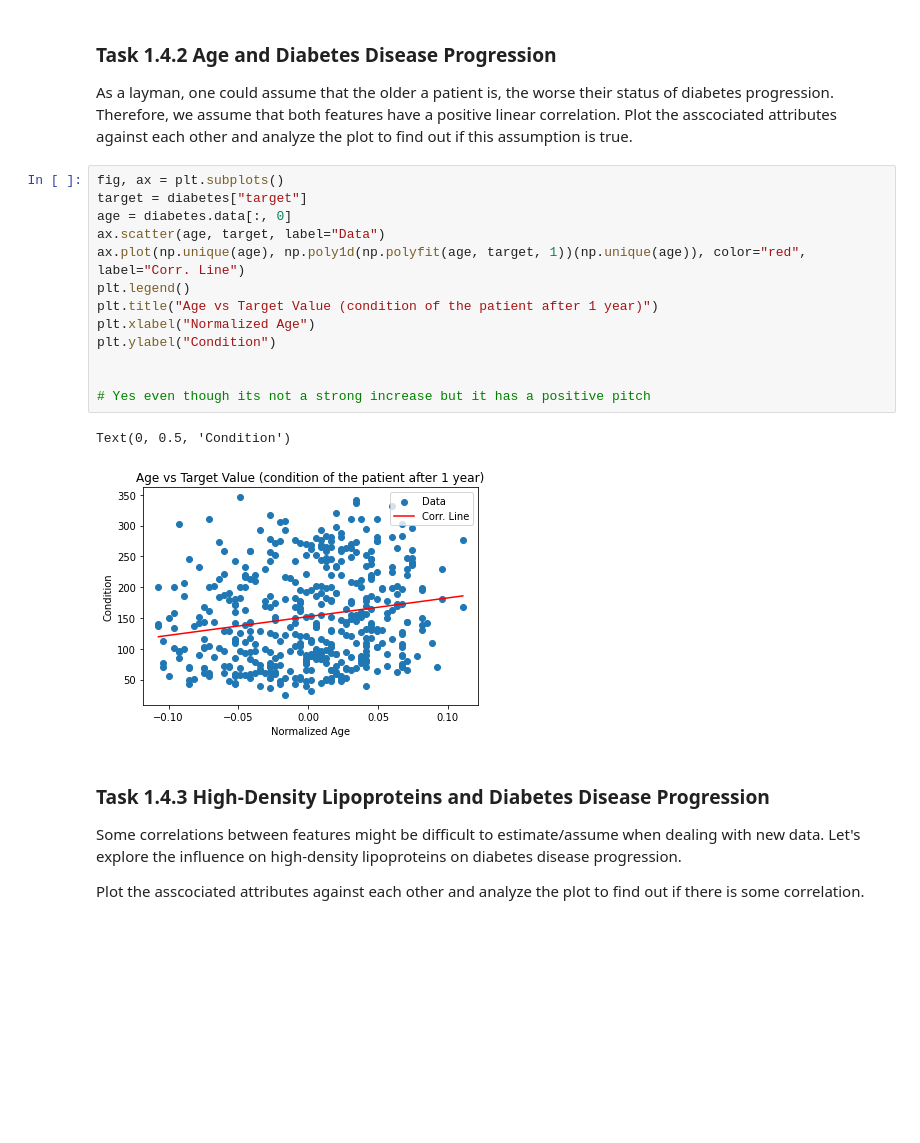
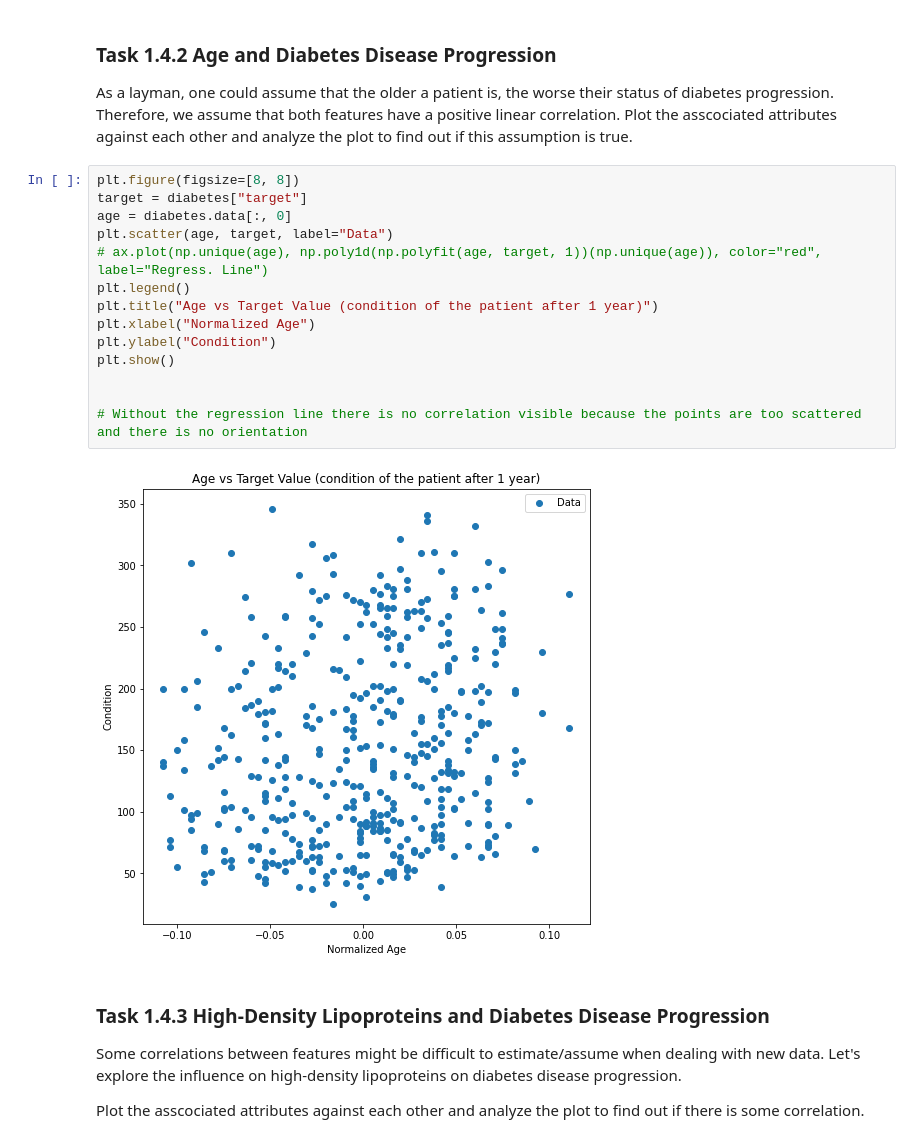
Before and after one commit to dasmerlon/DAIS, a Jupyter notebook: assignment02/PlottingCorrelation_Done.ipynb, the cells around one changed output. Drawn from its saved outputs; the diff is of its cells as text; blank space fills up the shorter version.

```diff
--- a/assignment02/PlottingCorrelation_Done.ipynb
+++ b/assignment02/PlottingCorrelation_Done.ipynb
@@ -259,21 +265,21 @@ Text(0, 0.5, 'Normalized BMI')
 
 As a layman, one could assume that the older a patient is, the worse their status of diabetes progression. Therefore, we assume that both features have a positive linear correlation. Plot the asscociated attributes against each other and analyze the plot to find out if this assumption is true.
 # %%
-fig, ax = plt.subplots()
+plt.figure(figsize=[8, 8])
 target = diabetes["target"]
 age = diabetes.data[:, 0]
-ax.scatter(age, target, label="Data")
-ax.plot(np.unique(age), np.poly1d(np.polyfit(age, target, 1))(np.unique(age)), color="red", label="Corr. Line")
+plt.scatter(age, target, label="Data")
+# ax.plot(np.unique(age), np.poly1d(np.polyfit(age, target, 1))(np.unique(age)), color="red", label="Regress. Line")
 plt.legend()
 plt.title("Age vs Target Value (condition of the patient after 1 year)")
 plt.xlabel("Normalized Age")
 plt.ylabel("Condition")
+plt.show()
 
 
-# Yes even though its not a strong increase but it has a positive pitch
+# Without the regression line there is no correlation visible because the points are too scattered and there is no orientation
 # %% [output]
-Text(0, 0.5, 'Condition')
-[figure, old version]
+[figure, new version]
 # %% [markdown]
 ### Task 1.4.3 High-Density Lipoproteins and Diabetes Disease Progression
 Some correlations between features might be difficult to estimate/assume when dealing with new data. Let's explore the influence on high-density lipoproteins on diabetes disease progression.
```
Also changed, not shown: parts of 8 cells of this notebook, 1 other file.
